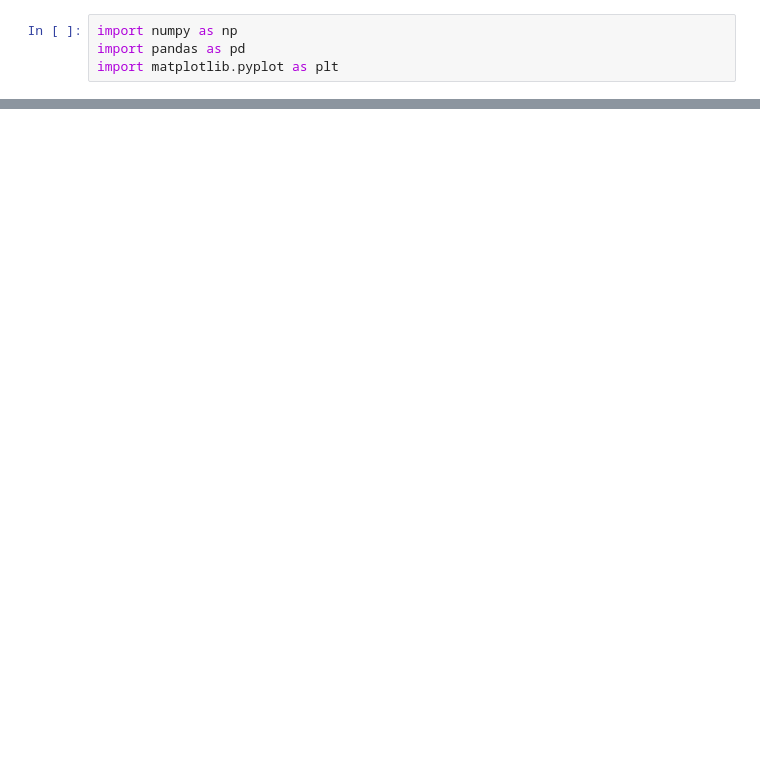
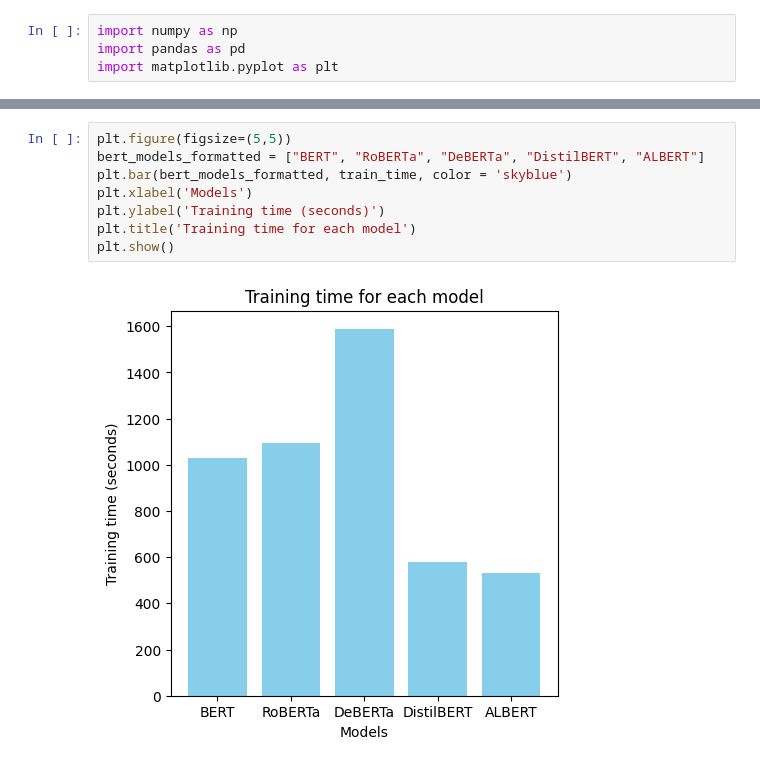
Before and after one commit to SpringNuance/SNLP-Project, a Jupyter notebook: Task2_SST2/plot_comparison_figures.ipynb, the cells around one changed output, grey strips where cells are left out. Drawn from its saved outputs; the diff is of its cells as text; blank space fills up the shorter version.

```diff
--- a/Task2_SST2/plot_comparison_figures.ipynb
+++ b/Task2_SST2/plot_comparison_figures.ipynb
@@ -235,0 +228,10 @@ plt.show()
+# %%
+plt.figure(figsize=(5,5))
+bert_models_formatted = ["BERT", "RoBERTa", "DeBERTa", "DistilBERT", "ALBERT"]
+plt.bar(bert_models_formatted, train_time, color = 'skyblue')
+plt.xlabel('Models')
+plt.ylabel('Training time (seconds)')
+plt.title('Training time for each model')
+plt.show()
+# %% [output]
+[figure, added]
```
Also changed, not shown: parts of 12 cells of this notebook, 15 other files.
